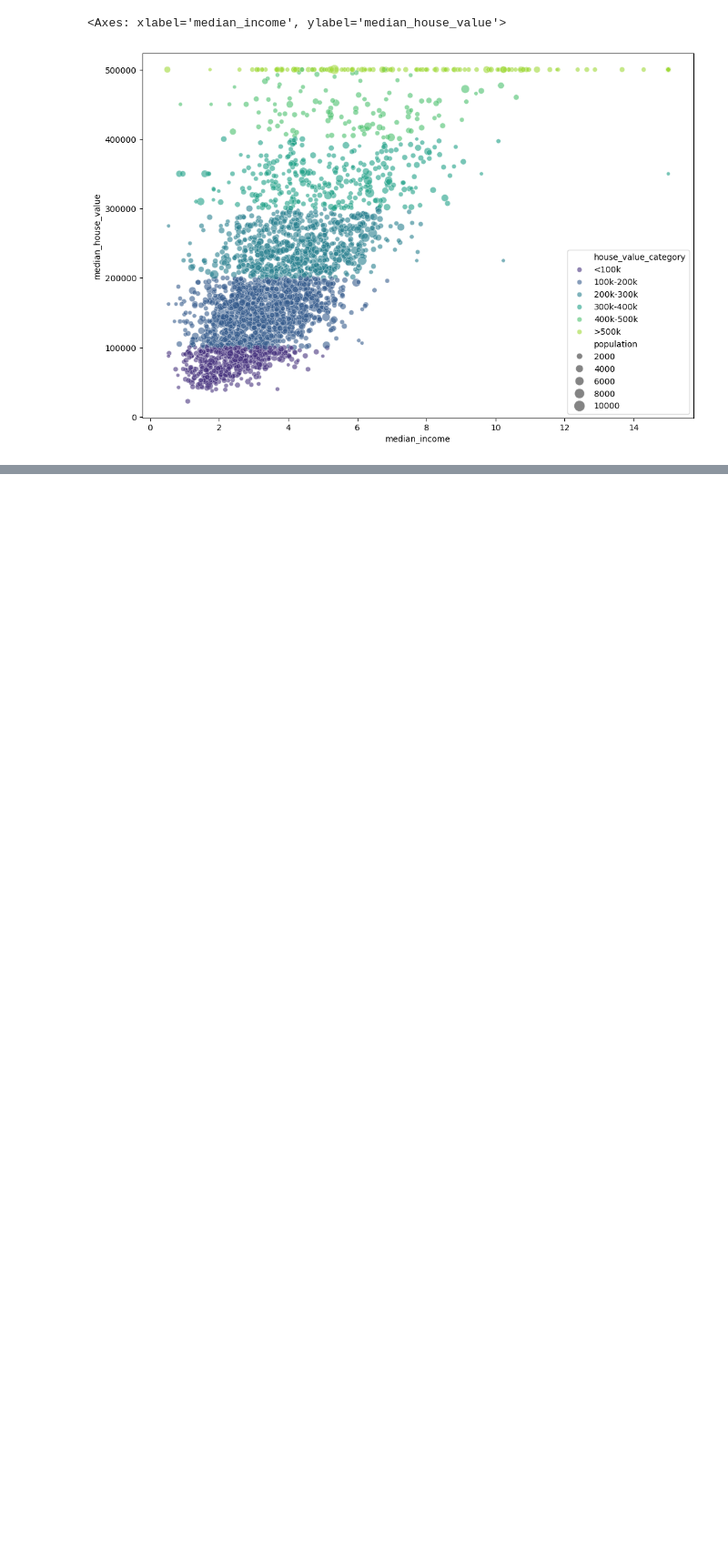
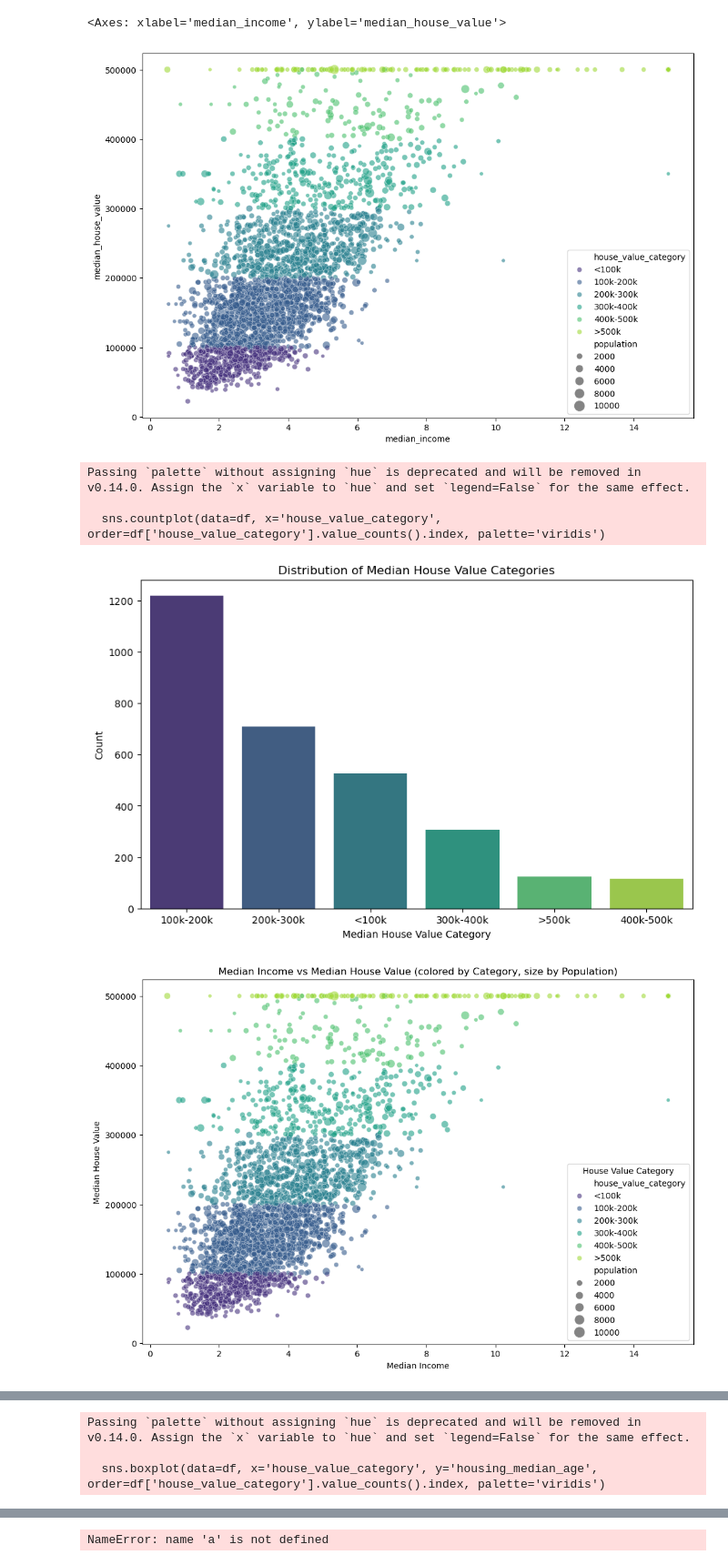
Before and after one commit to surajkr502/python_lib, a Jupyter notebook: python_lib/project_py_lib's/project2_py.ipynb, the cells around one changed output, grey strips where cells are left out. Shown at 91% size. Saved outputs shown, nothing was run; the diff lists cells and outputs as text; code cells hidden in the pictures; blank space fills up the shorter version.

```diff
--- a/python_lib/project_py_lib's/project2_py.ipynb
+++ b/python_lib/project_py_lib's/project2_py.ipynb
@@ -83,3 +83,54 @@ Passing `palette` without assigning `hue` is deprecated and will be removed in v
 [figure]
 <Axes: xlabel='median_income', ylabel='median_house_value'>
 [figure]
+# %%
+# Add a categorical column for visualization
+df['house_value_category'] = pd.cut(df['median_house_value'],
+                                     bins=[0, 100000, 200000, 300000, 400000, 500000,float('inf')],
+                                     labels=['<100k', '100k-200k', '200k-300k', '300k-400k', '400k-500k', '>500k'])
+
+# Visualize the distribution of house value categories
+plt.figure(figsize=(10, 6))
+sns.countplot(data=df, x='house_value_category', order=df['house_value_category'].value_counts().index, palette='viridis')
+plt.title('Distribution of Median House Value Categories')
+plt.xlabel('Median House Value Category')
+plt.ylabel('Count')
+plt.show()
+
+# Visualize the relationship between median income and median house value, colored by house value category
+plt.figure(figsize=(12, 8))
+sns.scatterplot(data=df, x='median_income', y='median_house_value', hue='house_value_category',
+                size='population', alpha=0.6, sizes=(20, 200), palette='viridis')
+plt.title('Median Income vs Median House Value (colored by Category, size by Population)')
+plt.xlabel('Median Income')
+plt.ylabel('Median House Value')
+plt.legend(title='House Value Category')
+plt.show()
+
+# Visualize the relationship between geographical location (longitude and latitude) and median house value
+plt.figure(figsize=(12, 8))
+sns.scatterplot(data=df, x='longitude', y='latitude', hue='median_house_value',
+                size='population', alpha=0.9, sizes=(20, 200), palette='viridis')
+plt.title('Geographical Distribution of Median House Value')
+plt.xlabel('Longitude')
+plt.ylabel('Latitude')
+plt.legend(title='Median House Value')
+plt.show()
+
+# Visualize the distribution of housing median age by house value category using box plots
+plt.figure(figsize=(12, 8))
+sns.boxplot(data=df, x='house_value_category', y='housing_median_age', order=df['house_value_category'].value_counts().index, palette='viridis')
+plt.title('Distribution of Housing Median Age by House Value Category')
+plt.xlabel('Median House Value Category')
+plt.ylabel('Housing Median Age')
+plt.show()
+
+plt.figure(figsize=(12,8))
+sns.boxplot(data = a, x = "house _value_category", y = "housing_mdeian_age",order = df['house_value_category'].value_counts().index,palette = 'virdis')
+plt.title("distribution of house median age by house value category")
+# %% [output]
+Passing `palette` without assigning `hue` is deprecated and will be removed in v0.14.0. Assign the `x` variable to `hue` and set `legend=False` for the same effect.
+
+  sns.countplot(data=df, x='house_value_category', order=df['house_value_category'].value_counts().index, palette='viridis')
+[figure, added]
+[figure, added]
@@ -85,0 +138,3 @@ Passing `palette` without assigning `hue` is deprecated and will be removed in v
+Passing `palette` without assigning `hue` is deprecated and will be removed in v0.14.0. Assign the `x` variable to `hue` and set `legend=False` for the same effect.
+
+  sns.boxplot(data=df, x='house_value_category', y='housing_median_age', order=df['house_value_category'].value_counts().index, palette='viridis')
@@ -85,0 +142 @@ Passing `palette` without assigning `hue` is deprecated and will be removed in v
+NameError: name 'a' is not defined
```
Also changed, not shown: parts of 1 cell of this notebook, 2 other files.
